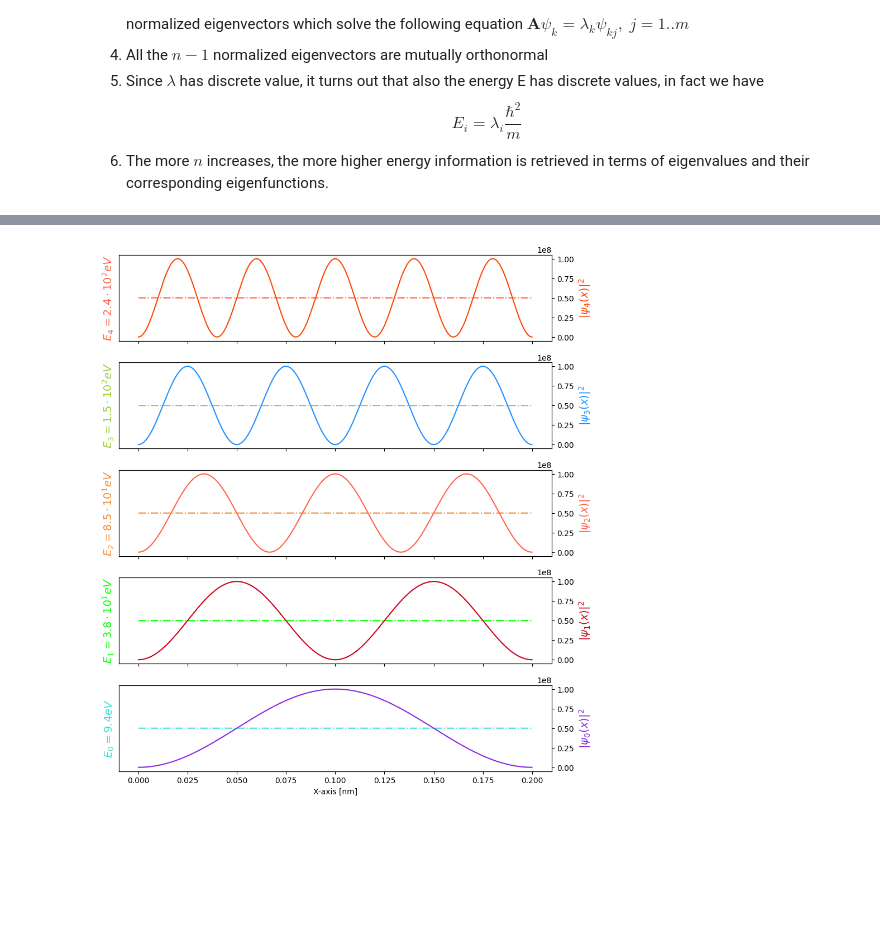
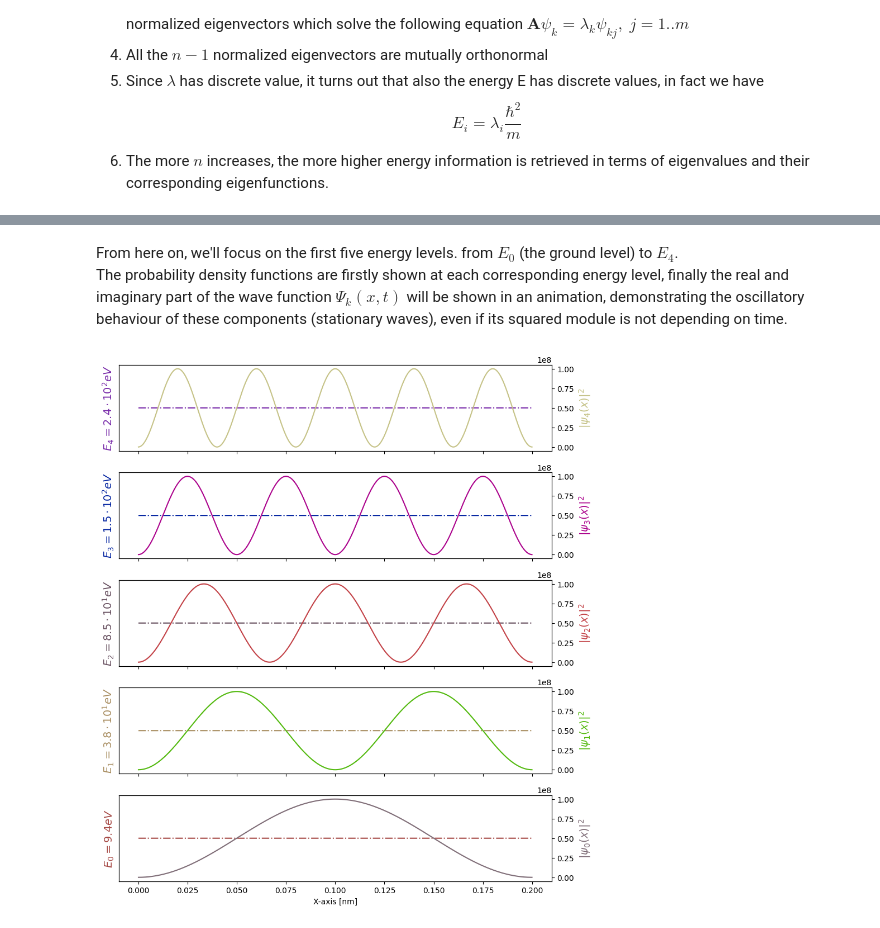
Before and after one commit to Focaccj85/jNotebooks, a Jupyter notebook: SchroedingerTI.ipynb, the cells around one changed output, grey strips where cells are left out. Cells and saved outputs as stored; diff of their text form; code cells hidden in the pictures; blank space fills up the shorter version.

```diff
--- a/SchroedingerTI.ipynb
+++ b/SchroedingerTI.ipynb
@@ -196,45 +211,70 @@ for i in range(len(psi)):
+# %% [markdown]
+From here on, we'll focus on the first five energy levels. from $E_0$ (the ground level) to $E_4$.<br>
+The probability density functions are firstly shown at each corresponding energy level, finally the real and imaginary part of the wave function $\Psi_k(x,t)$ will be shown in an animation, demonstrating the oscillatory behaviour of these components (stationary waves), even if its squared module is not depending on time.
+# %%
+#Number of curves that will be shown on the following plots
+N_curves = 5
+
+#Random clear and human-visible color generator ( to paint our curves :-) )
+def random_clear_color():
+    # Generate random values for R, G, and B channels ensuring they are not too light
+    # Avoid too light (200-255)
+    r = random.randint(0, 200)
+    g = random.randint(0, 200)
+    b = random.randint(0, 200)
+
+    # Convert the RGB values to the hex format #RRGGBB
+    hex_color = f"#{r:02X}{g:02X}{b:02X}"
+
+    return hex_color
 # %%
-# Create the figure and axis
-#N_curves
-N_curves = 5
+# Create the figure with stacked plots, each having two independent y-axes (left and right) and a commom x-axis
 fig, left_axes = plt.subplots(nrows=N_curves, ncols=1, sharex=True, figsize=(10, 12))
-
+#information of the plots about the right y-axis
 right_axes = []
 
-# Define a list of 20 different colors
-colors = ['#FF2400', '#6200EA', '#00FF00', '#FF4500', '#FF1493', '#FF00FF', '#F44336', '#FF0000', '#D1001C',
-                '#FF6347', '#D1001C', '#9400D3', '#1E90FF', '#8A2BE2', '#32CD32', '#FF4500', '#FFD700', '#FF8C00', '#FF6347',
-                '#FF8C00', '#FF69B4', '#F28D35', '#FF6347', '#FF7F50', '#FF1493', '#00FF7F', '#32CD32', '#FF6347', '#FF4500',
-                '#8A2BE2', '#40E0D0', '#9ACD32', '#FF6347', '#D2691E']
-
-left_y_min = 0
+#ciclyng for each subplot
 for i in range(N_curves):
 
-    random_color_y_left = random.choice(colors)
-    colors.remove(random_color_y_left)
-    random_color_y_right = random.choice(colors)
-    colors.remove(random_color_y_right)
+    #choosing randomly our curves/labels colors for each axis
+    random_color_y_left = random_clear_color()
+    random_color_y_right = random_clear_color()
 
+    #xaxis is scaled from [cm] to [nm]
+    #plotting the energy level (on the left y-axis) as an horizontal line
     left_axes[N_curves-i-1].plot(xaxis*1.0e7, energy_level[i]*np.ones(len(xaxis)),color = random_color_y_left,linestyle='-.')
 
-    # Create a second y-axis
+    #creating a second y-axis in this subplot, granting the same xasis
     right_axes.append(left_axes[N_curves-i-1].twinx())
+    #plotting the squared psi function on the right y-axis (xaxis scaled from [cm] to [nm])
     right_axes[i].plot(xaxis*1.0e7, psi_squared[i],color = random_color_y_right)
+
+    #hiding the values on the left axis
     left_axes[N_curves-i-1].tick_params(axis = 'y',which='both',left=False,labelleft=False)
+    #scaling energy values from [erg] to [eV]
     ev_energy = energy_level[i]*6.242e+11
+
+    #######################################
+    #some dressing on the left axis
+    #######################################
     left_axis_str = r'$E_'+str(i)+'='+f"{ev_energy:.1e}"+"eV$"
     left_axis_str = left_axis_str.replace("e-00","").replace("e+00","").replace("e-0","e-").replace("e+0","e+")
     if ("e-" in left_axis_str) or ("e+" in left_axis_str):
         left_axis_str = left_axis_str.replace("e+","\\cdot 10^{").replace("e-","\\cdot 10^{-").replace("eV$","}eV$")
     left_axes[N_curves-i-1].set_ylabel(left_axis_str,color=random_color_y_left,fontsize=14)
+    #######################################
+
+    #some dressing on the right axis
     right_axes[i].set_ylabel(r'$|\psi_'+str(i)+'(x)|^{2}$',color = random_color_y_right,fontsize=14)
+#end of the for cycle
 
+#fixing text on the common X-axis
 left_axes[N_curves-1].set_xlabel('X-axis [nm]')
 
-
+#compactig the subplots
 plt.subplots_adjust(hspace=0.25)
 
-# Show the plot
+# Showing the plot
 plt.show()
 # %% [output]
-[figure, old version]
+[figure, new version]
```
Also changed, not shown: parts of 3 cells of this notebook.
